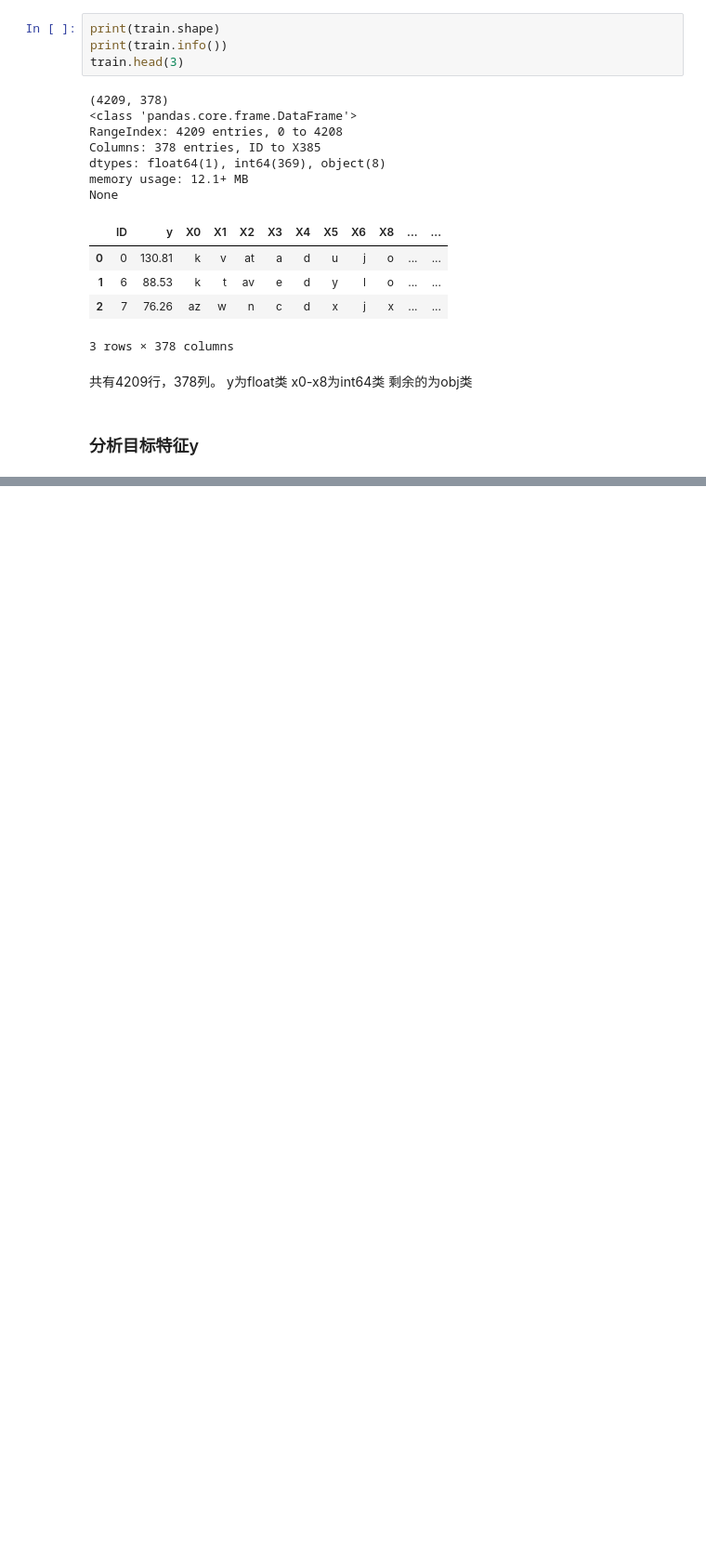
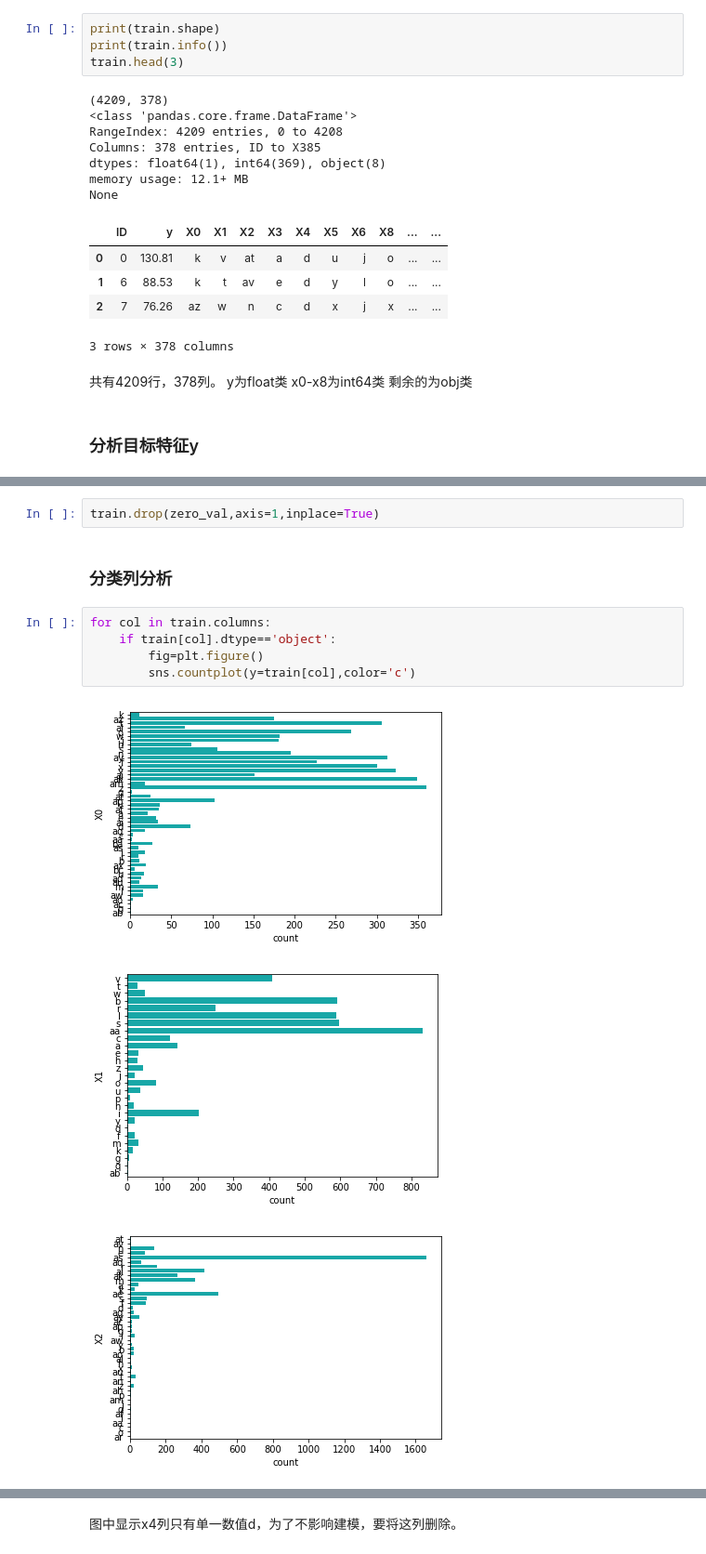
Before and after one commit to bijiale/kaggle, a Jupyter notebook: benz.ipynb, the cells around one changed output, grey strips where cells are left out. Shown: that part at 93% size. Drawn from its saved outputs; the diff is of its cells as text; blank space fills up the shorter version.

```diff
--- a/benz.ipynb
+++ b/benz.ipynb
@@ -34,0 +63,13 @@ x0-x8为int64类
+# %%
+train.drop(zero_val,axis=1,inplace=True)
+# %% [markdown]
+### 分类列分析
+# %%
+for col in train.columns:
+    if train[col].dtype=='object':
+        fig=plt.figure()
+        sns.countplot(y=train[col],color='c')
+# %% [output]
+[figure, added]
+[figure, added]
+[figure, added]
@@ -34,0 +81,2 @@ x0-x8为int64类
+# %% [markdown]
+图中显示x4列只有单一数值d，为了不影响建模，要将这列删除。
```
Also changed, not shown: parts of 12 cells of this notebook.
